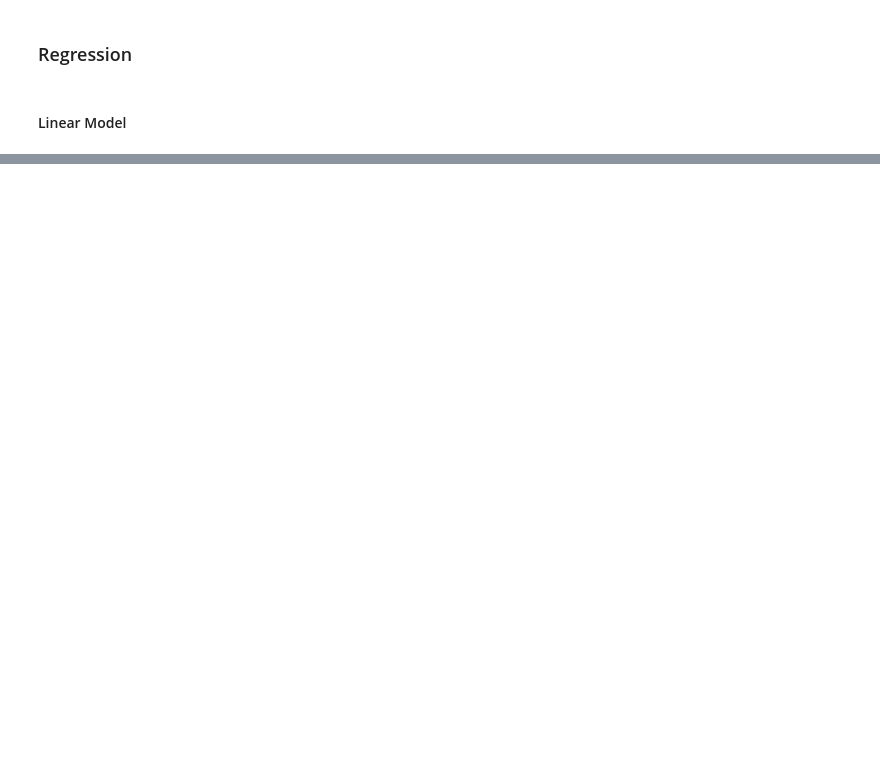
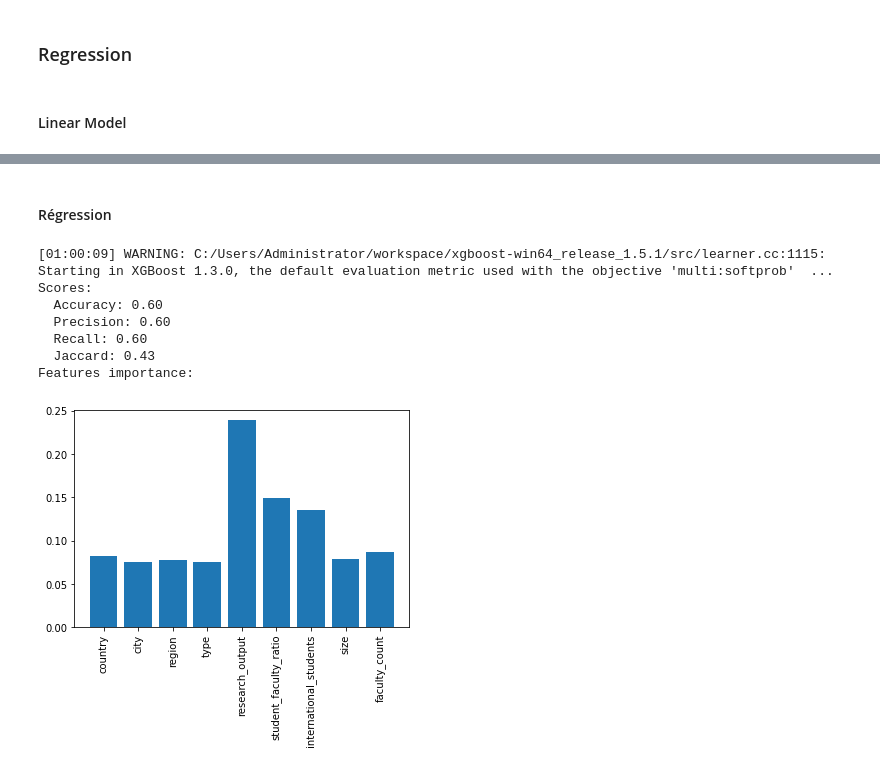
Before and after one commit to Gurleenp/IFT870, a Jupyter notebook: Projet/cleaning.ipynb, the cells around one changed output, grey strips where cells are left out. Saved outputs shown, nothing was run; the diff lists cells and outputs as text; code cells hidden in the pictures; blank space fills up the shorter version.

```diff
--- a/Projet/cleaning.ipynb
+++ b/Projet/cleaning.ipynb
@@ -454,0 +468,48 @@ Features importance:
+# %% [markdown]
+#### Régression
+# %%
+def show_rank_xgclf_results(clf, test_x, test_y, features_names):
+    # Scores
+    clf_scores = clf_score(clf, test_x, test_y)
+
+    print("Scores:")
+    print("\n".join([
+        f"  {name.capitalize()}: {score:0.2f}"
+        for name, score in clf_scores.items()
+    ]))
+
+    # Features importance
+    print("Features importance:")
+    plt.bar(features_names, np.abs(clf.feature_importances_))
+    plt.xticks(rotation=90)
+    plt.show()
+
+
+def score_xgregression():
+    not_feature_cols = [
+        "university_with_year", "university", "year",
+        "rank_display", "rank_display_raw", "score"
+    ]
+
+    xgreg_data = data.drop(labels=not_feature_cols, axis=1)
+    xgreg_data.dropna(inplace=True)
+
+    train_x, test_x, train_y, test_y = get_training_sets(xgreg_data, "class")
+
+    # Training
+    xg_clf = XGBClassifier()
+    xg_clf.fit(train_x, train_y)
+
+    # Score
+    show_rank_xgclf_results(xg_clf, test_x, test_y, xgreg_data.drop(labels="class", axis=1).columns)
+
+score_xgregression()
+# %% [output]
+[01:00:09] WARNING: C:/Users/Administrator/workspace/xgboost-win64_release_1.5.1/src/learner.cc:1115: Starting in XGBoost 1.3.0, the default evaluation metric used with the objective 'multi:softprob'  ...
+Scores:
+  Accuracy: 0.60
+  Precision: 0.60
+  Recall: 0.60
+  Jaccard: 0.43
+Features importance:
+[figure, added]
```
Also changed, not shown: parts of 6 cells of this notebook.
